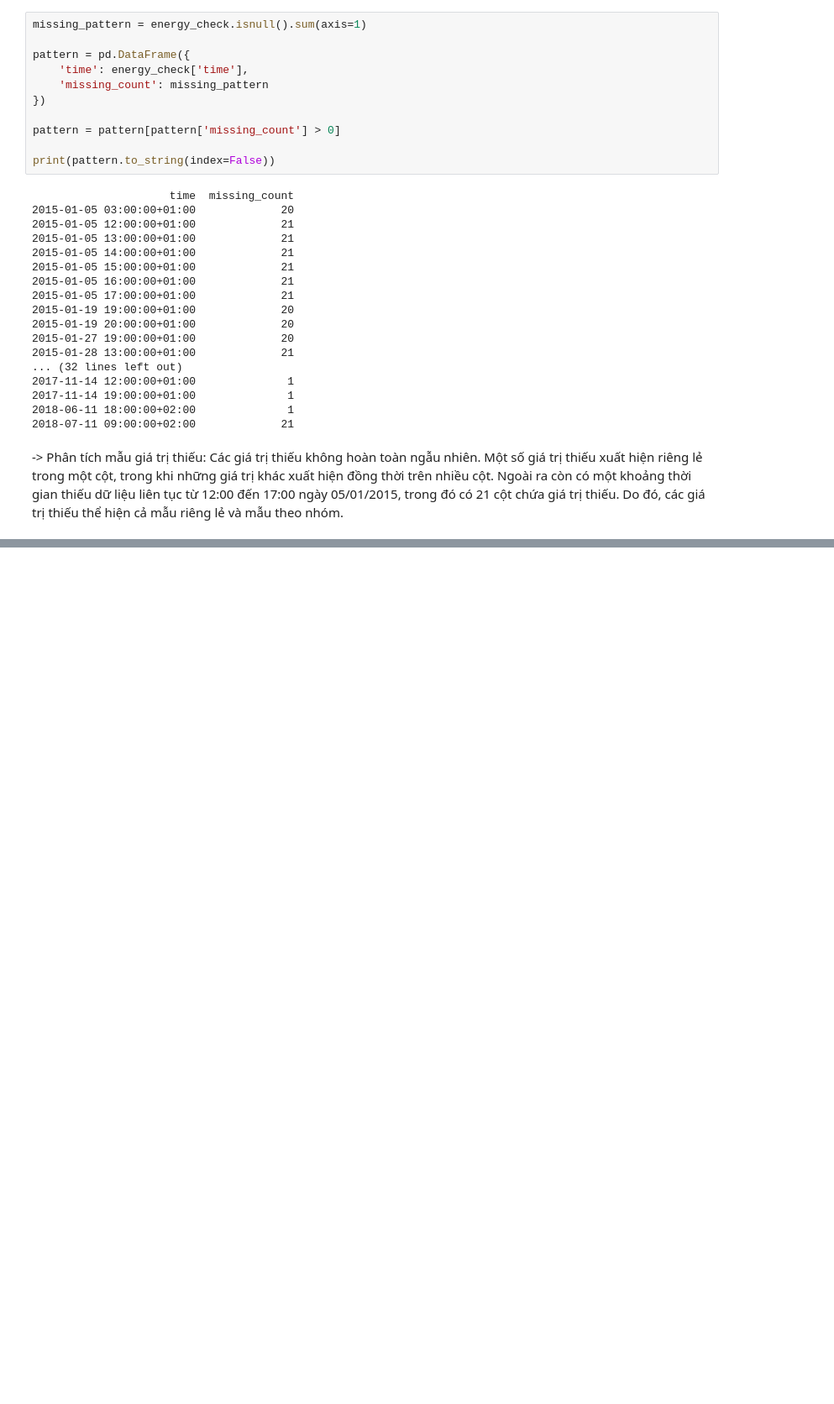
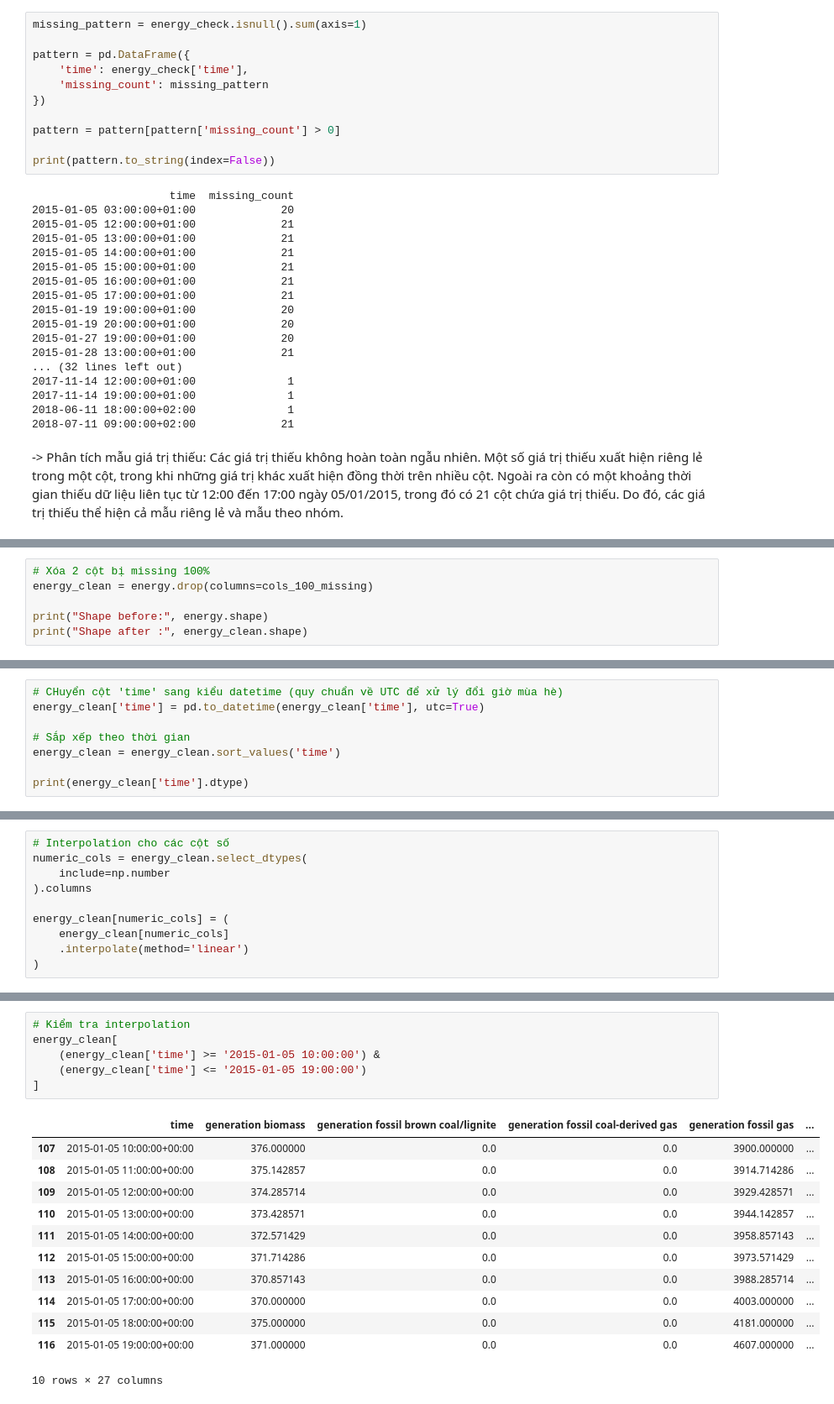
Before and after one commit to nguyenminhhieu108/Assignment_ls2, a Jupyter notebook: main.ipynb, the cells around one changed output, grey strips where cells are left out. Shown at 84% size. Saved outputs shown, nothing was run; the diff lists cells and outputs as text; blank space fills up the shorter version.

```diff
--- a/main.ipynb
+++ b/main.ipynb
@@ -249,0 +302,6 @@ print(pattern.to_string(index=False))
+# %%
+# Xóa 2 cột bị missing 100%
+energy_clean = energy.drop(columns=cols_100_missing)
+
+print("Shape before:", energy.shape)
+print("Shape after :", energy_clean.shape)
@@ -249,0 +311,8 @@ print(pattern.to_string(index=False))
+# %%
+# CHuyển cột 'time' sang kiểu datetime (quy chuẩn về UTC để xử lý đổi giờ mùa hè)
+energy_clean['time'] = pd.to_datetime(energy_clean['time'], utc=True)
+
+# Sắp xếp theo thời gian
+energy_clean = energy_clean.sort_values('time')
+
+print(energy_clean['time'].dtype)
@@ -249,0 +321,10 @@ print(pattern.to_string(index=False))
+# %%
+# Interpolation cho các cột số
+numeric_cols = energy_clean.select_dtypes(
+    include=np.number
+).columns
+
+energy_clean[numeric_cols] = (
+    energy_clean[numeric_cols]
+    .interpolate(method='linear')
+)
@@ -249,0 +378,19 @@ print(pattern.to_string(index=False))
+# %%
+# Kiểm tra interpolation
+energy_clean[
+    (energy_clean['time'] >= '2015-01-05 10:00:00') &
+    (energy_clean['time'] <= '2015-01-05 19:00:00')
+]
+# %% [output]
+|  | time | generation biomass | generation fossil brown coal/lignite | generation fossil coal-derived gas | generation fossil gas | ... |
+| 107 | 2015-01-05 10:00:00+00:00 | 376.000000 | 0.0 | 0.0 | 3900.000000 | ... |
+| 108 | 2015-01-05 11:00:00+00:00 | 375.142857 | 0.0 | 0.0 | 3914.714286 | ... |
+| 109 | 2015-01-05 12:00:00+00:00 | 374.285714 | 0.0 | 0.0 | 3929.428571 | ... |
+| 110 | 2015-01-05 13:00:00+00:00 | 373.428571 | 0.0 | 0.0 | 3944.142857 | ... |
+| 111 | 2015-01-05 14:00:00+00:00 | 372.571429 | 0.0 | 0.0 | 3958.857143 | ... |
+| 112 | 2015-01-05 15:00:00+00:00 | 371.714286 | 0.0 | 0.0 | 3973.571429 | ... |
+| 113 | 2015-01-05 16:00:00+00:00 | 370.857143 | 0.0 | 0.0 | 3988.285714 | ... |
+| 114 | 2015-01-05 17:00:00+00:00 | 370.000000 | 0.0 | 0.0 | 4003.000000 | ... |
+| 115 | 2015-01-05 18:00:00+00:00 | 375.000000 | 0.0 | 0.0 | 4181.000000 | ... |
+| 116 | 2015-01-05 19:00:00+00:00 | 371.000000 | 0.0 | 0.0 | 4607.000000 | ... |
+10 rows × 27 columns
```
Also changed, not shown: parts of 14 cells of this notebook.
